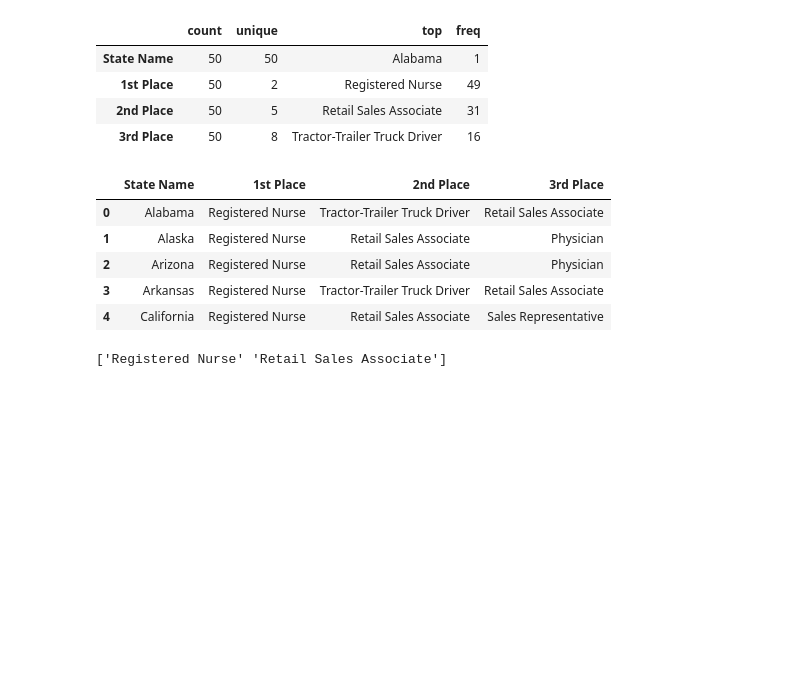
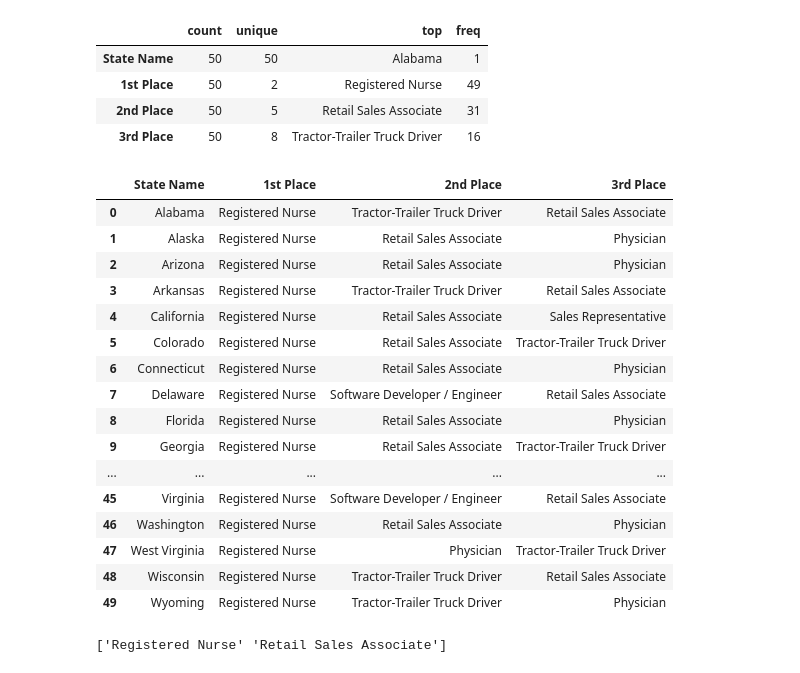
Before and after one commit to allisonljones-code/Makeover_Monday, a Jupyter notebook: Makeover_Monday_2026_W4_Job_Title_in_Highest_Demand.ipynb, the cells around one changed output. Drawn from its saved outputs; the diff is of its cells as text; code cells hidden in the pictures; blank space fills up the shorter version.

```diff
--- a/Makeover_Monday_2026_W4_Job_Title_in_Highest_Demand.ipynb
+++ b/Makeover_Monday_2026_W4_Job_Title_in_Highest_Demand.ipynb
@@ -33,14 +33,25 @@ df.describe(include='all').T
 | 2nd Place | 50 | 5 | Retail Sales Associate | 31 |
 | 3rd Place | 50 | 8 | Tractor-Trailer Truck Driver | 16 |
 # %%
-df.head()
+df
 # %% [output]
 |  | State Name | 1st Place | 2nd Place | 3rd Place |
 | 0 | Alabama | Registered Nurse | Tractor-Trailer Truck Driver | Retail Sales Associate |
 | 1 | Alaska | Registered Nurse | Retail Sales Associate | Physician |
 | 2 | Arizona | Registered Nurse | Retail Sales Associate | Physician |
 | 3 | Arkansas | Registered Nurse | Tractor-Trailer Truck Driver | Retail Sales Associate |
 | 4 | California | Registered Nurse | Retail Sales Associate | Sales Representative |
+| 5 | Colorado | Registered Nurse | Retail Sales Associate | Tractor-Trailer Truck Driver |
+| 6 | Connecticut | Registered Nurse | Retail Sales Associate | Physician |
+| 7 | Delaware | Registered Nurse | Software Developer / Engineer | Retail Sales Associate |
+| 8 | Florida | Registered Nurse | Retail Sales Associate | Physician |
+| 9 | Georgia | Registered Nurse | Retail Sales Associate | Tractor-Trailer Truck Driver |
+| ... | ... | ... | ... | ... |
+| 45 | Virginia | Registered Nurse | Software Developer / Engineer | Retail Sales Associate |
+| 46 | Washington | Registered Nurse | Retail Sales Associate | Physician |
+| 47 | West Virginia | Registered Nurse | Physician | Tractor-Trailer Truck Driver |
+| 48 | Wisconsin | Registered Nurse | Tractor-Trailer Truck Driver | Retail Sales Associate |
+| 49 | Wyoming | Registered Nurse | Tractor-Trailer Truck Driver | Physician |
 # %%
 first_place = df['1st Place'].unique()
 print(first_place)
```
Also changed, not shown: parts of 25 cells of this notebook, 1 other file.
